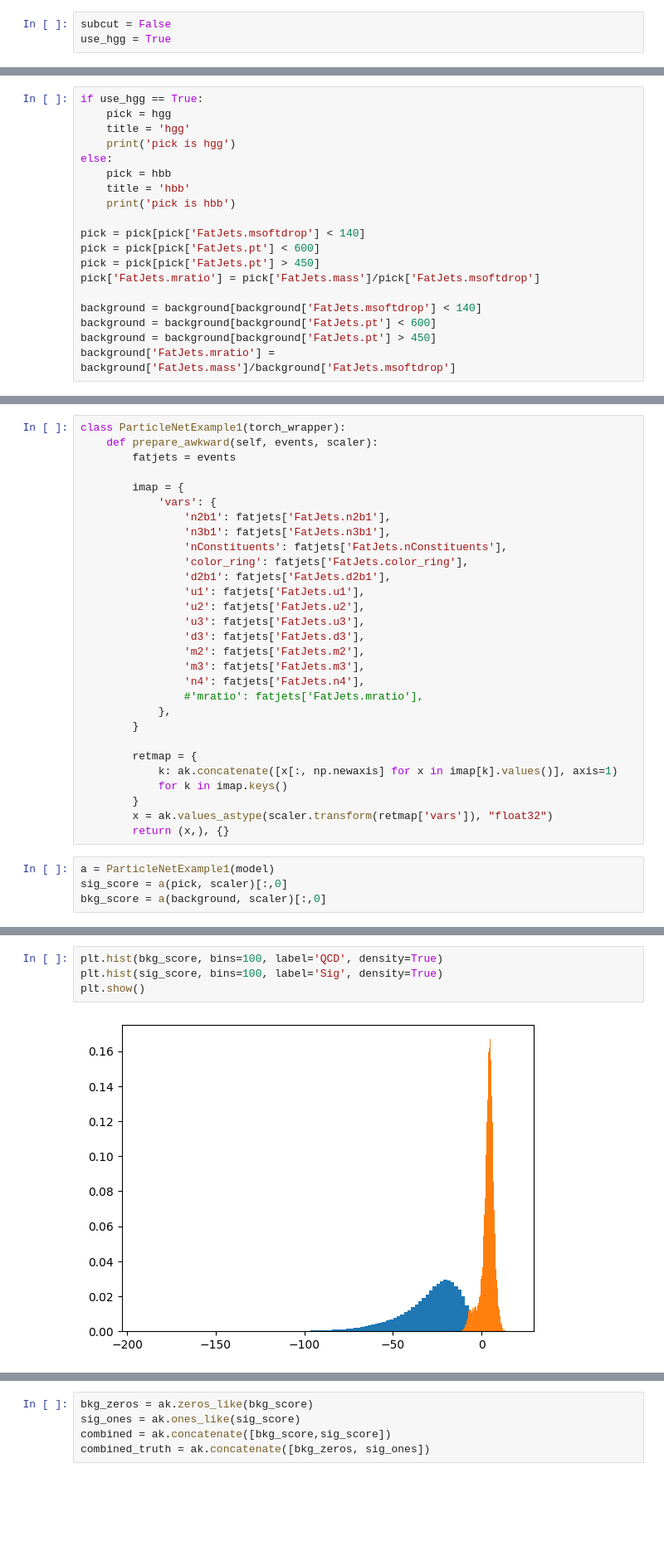
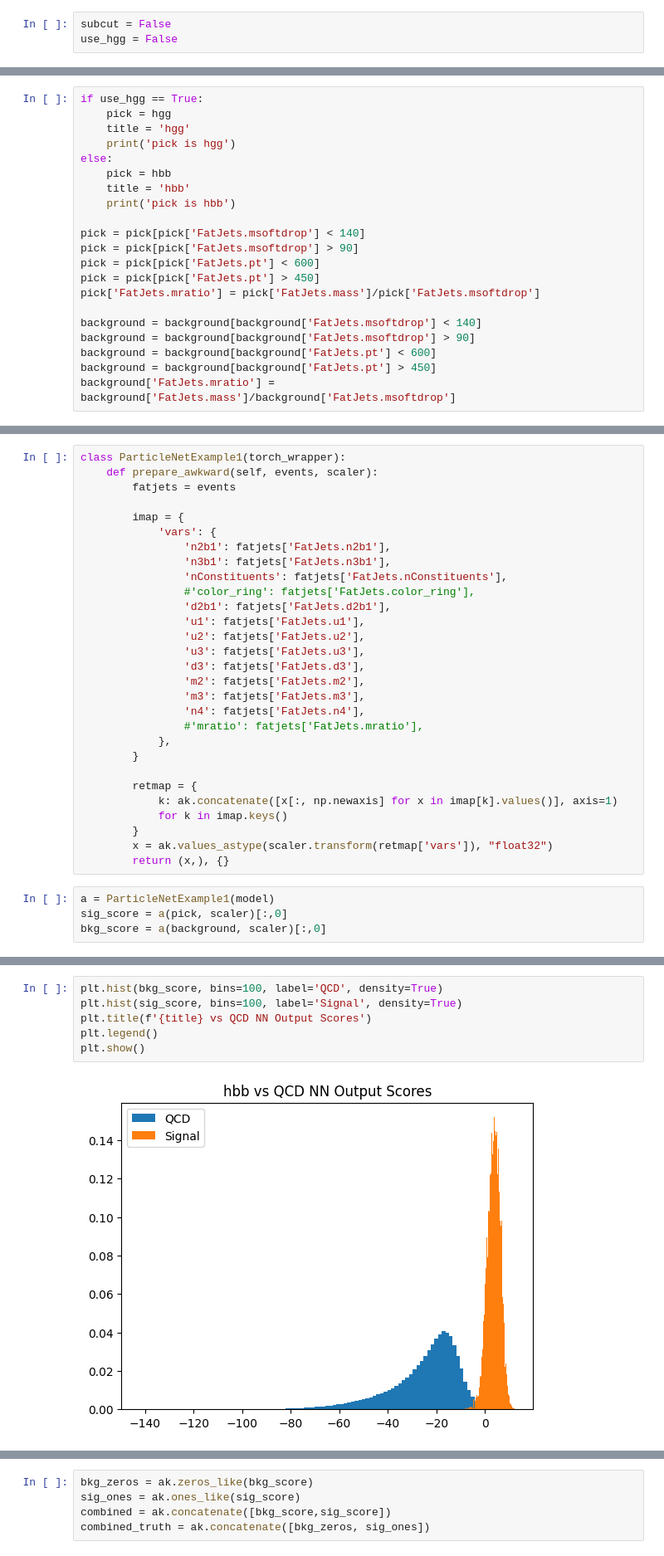
Before and after one commit to cmoore24-24/hgg, a Jupyter notebook: ml/ml_processor_work/ml_tools_nb.ipynb, the cells around one changed output, grey strips where cells are left out. Shown at 83% size. Saved outputs shown, nothing was run; the diff lists cells and outputs as text; blank space fills up the shorter version.

Commit message:
testing out other backgrounds with tagger

```diff
--- a/ml/ml_processor_work/ml_tools_nb.ipynb
+++ b/ml/ml_processor_work/ml_tools_nb.ipynb
@@ -25,7 +25,7 @@ warnings.filterwarnings("ignore", "The necessary")
 warnings.filterwarnings("ignore",  module="coffea.*")
 # %%
 subcut = False
-use_hgg = True
+use_hgg = False
 # %%
 if (subcut == True) and (use_hgg == True):
     #Read in files with subjet cut
@@ -75,11 +75,13 @@ else:
     print('pick is hbb')
 
 pick = pick[pick['FatJets.msoftdrop'] < 140]
+pick = pick[pick['FatJets.msoftdrop'] > 90]
 pick = pick[pick['FatJets.pt'] < 600]
 pick = pick[pick['FatJets.pt'] > 450]
 pick['FatJets.mratio'] = pick['FatJets.mass']/pick['FatJets.msoftdrop']
 
 background = background[background['FatJets.msoftdrop'] < 140]
+background = background[background['FatJets.msoftdrop'] > 90]
 background = background[background['FatJets.pt'] < 600]
 background = background[background['FatJets.pt'] > 450]
 background['FatJets.mratio'] = background['FatJets.mass']/background['FatJets.msoftdrop']
@@ -98,7 +100,7 @@ class ParticleNetExample1(torch_wrapper):
                 'n2b1': fatjets['FatJets.n2b1'],
                 'n3b1': fatjets['FatJets.n3b1'],
                 'nConstituents': fatjets['FatJets.nConstituents'],
-                'color_ring': fatjets['FatJets.color_ring'],
+                #'color_ring': fatjets['FatJets.color_ring'],
                 'd2b1': fatjets['FatJets.d2b1'],
                 'u1': fatjets['FatJets.u1'],
                 'u2': fatjets['FatJets.u2'],
@@ -124,9 +128,11 @@ bkg_score = a(background, scaler)[:,0]
 # %%
 plt.hist(bkg_score, bins=100, label='QCD', density=True)
-plt.hist(sig_score, bins=100, label='Sig', density=True)
+plt.hist(sig_score, bins=100, label='Signal', density=True)
+plt.title(f'{title} vs QCD NN Output Scores')
+plt.legend()
 plt.show()
 # %% [output]
-[figure, old version]
+[figure, new version]
 # %%
 print(ak.min(bkg_score))
 print(ak.min(sig_score))
```
Also changed, not shown: parts of 42 cells of this notebook, 6 other files.
